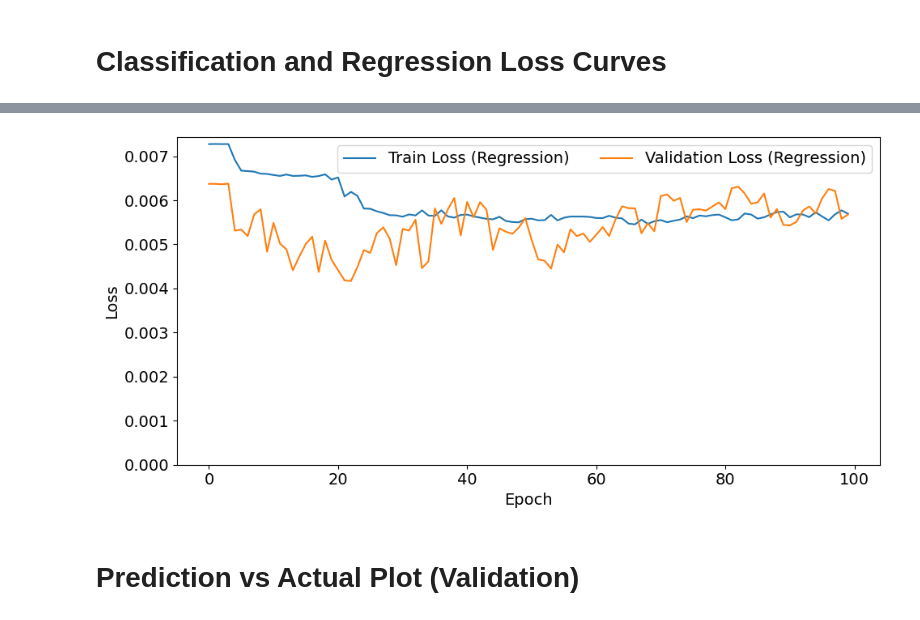
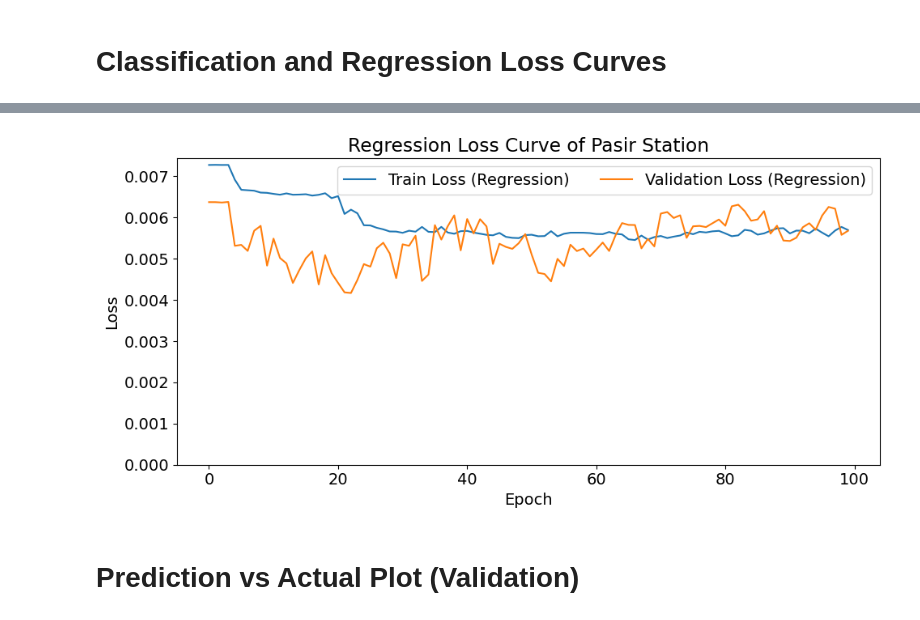
Before and after one commit to ArnoldChristopus/hourly_rainfall_forecasting, a Jupyter notebook: forecasting_plot.ipynb, the cells around one changed output, grey strips where cells are left out. Saved outputs shown, nothing was run; the diff lists cells and outputs as text; code cells hidden in the pictures.

```diff
--- a/forecasting_plot.ipynb
+++ b/forecasting_plot.ipynb
@@ -18,7 +19,7 @@ def plot_loss(loss):
     plt.tight_layout()
 # %%
-for i in ['cawang', 'ciawi', 'parigi', 'pamulang', 'bendung', 'lengkong', 'ranca', 'pasir']:
-    loss = pd.read_excel('pred_sum.xlsx', sheet_name = i, usecols = 'B:F', skiprows = 1).dropna()
+for name in ['cawang', 'ciawi', 'parigi', 'pamulang', 'bendung', 'lengkong', 'ranca', 'pasir']:
+    loss = pd.read_excel('pred_sum.xlsx', sheet_name = name, usecols = 'B:F', skiprows = 1).dropna()
     loss = loss.iloc[:len(loss)-1]
     #loss.index += 1
     plot_loss(loss)
@@ -43,10 +44,11 @@ def plot_cls_loss(loss):
     plt.xlabel('Epoch')
     plt.ylabel('Loss')
     plt.legend(ncol = 2)
+    plt.title('Classification Loss Curve of ' + name.capitalize() + ' Station')
     plt.tight_layout()
 # %%
-for i in ['cawang', 'ciawi', 'parigi', 'pamulang', 'bendung', 'lengkong', 'ranca', 'pasir']:
-    loss = pd.read_excel('pred_sum.xlsx', sheet_name = i, usecols = 'B:F', skiprows = 1).dropna()
+for name in ['cawang', 'ciawi', 'parigi', 'pamulang', 'bendung', 'lengkong', 'ranca', 'pasir']:
+    loss = pd.read_excel('pred_sum.xlsx', sheet_name = name, usecols = 'B:F', skiprows = 1).dropna()
     loss = loss.iloc[:len(loss)-1]
     #loss.index += 1
     plot_cls_loss(loss)
@@ -69,10 +71,11 @@ def plot_reg_loss(loss):
     plt.xlabel('Epoch')
     plt.ylabel('Loss')
     plt.legend(ncol = 2)
+    plt.title('Regression Loss Curve of ' + name.capitalize() + ' Station')
     plt.tight_layout()
 # %%
-for i in ['cawang', 'ciawi', 'parigi', 'pamulang', 'bendung', 'lengkong', 'ranca', 'pasir']:
-    loss = pd.read_excel('pred_sum.xlsx', sheet_name = i, usecols = 'B:F', skiprows = 1).dropna()
+for name in ['cawang', 'ciawi', 'parigi', 'pamulang', 'bendung', 'lengkong', 'ranca', 'pasir']:
+    loss = pd.read_excel('pred_sum.xlsx', sheet_name = name, usecols = 'B:F', skiprows = 1).dropna()
     loss = loss.iloc[:len(loss)-1]
     #loss.index += 1
     plot_reg_loss(loss)
@@ -87,4 +90,4 @@ for i in ['cawang', 'ciawi', 'parigi', 'pamulang', 'bendung', 'lengkong', 'ranca
-[figure, old version]
+[figure, new version]
 # %% [markdown]
 # Prediction vs Actual Plot (Validation)
 # %%
```
Also changed, not shown: parts of 6 cells of this notebook, 1 other file.
